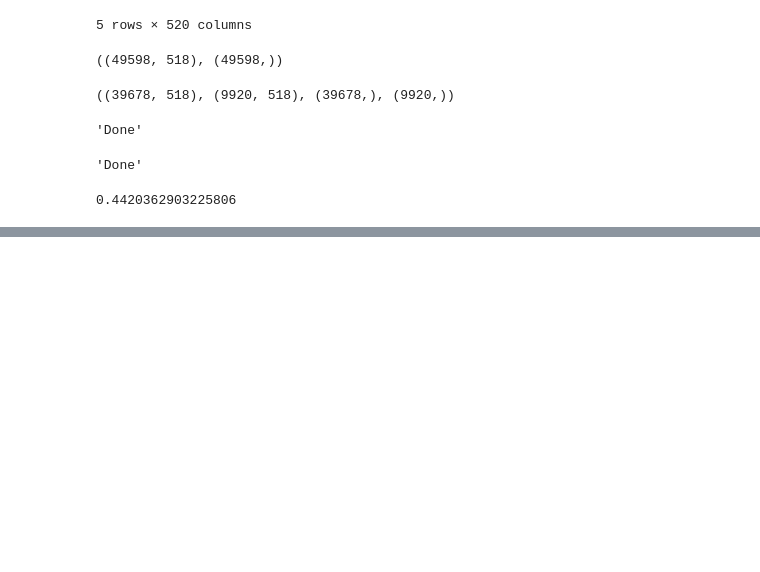
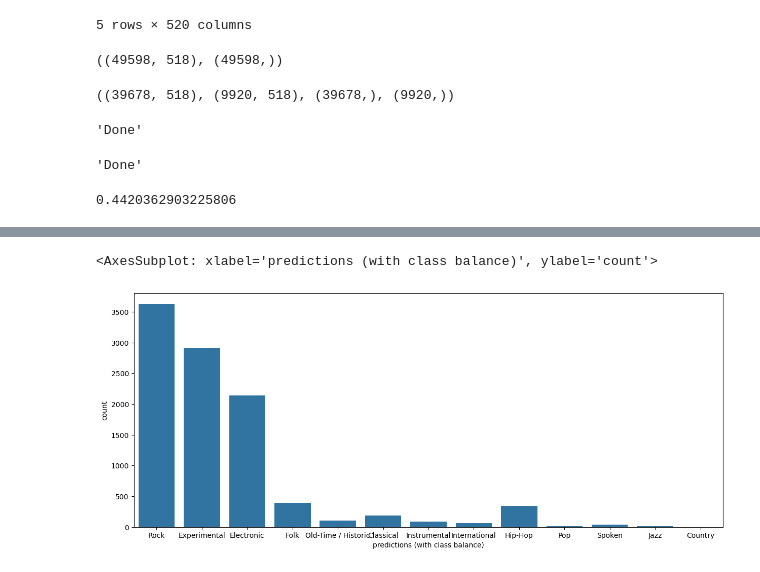
Before and after one commit to Tyler-Hebner/project2notebook, a Jupyter notebook: project2.ipynb, the cells around one changed output, grey strips where cells are left out. Cells and saved outputs as stored; diff of their text form; code cells hidden in the pictures; blank space fills up the shorter version.

```diff
--- a/project2.ipynb
+++ b/project2.ipynb
@@ -119,0 +207,9 @@ accuracy
+# %%
+plt.figure(figsize=(15, 6))
+
+prediction_series = pd.Series(new_forest_predicted, name="predictions (with class balance)")
+
+sns.countplot(data=prediction_series.to_frame(), x='predictions (with class balance)')
+# %% [output]
+<AxesSubplot: xlabel='predictions (with class balance)', ylabel='count'>
+[figure, added]
```
Also changed, not shown: parts of 13 cells of this notebook.
